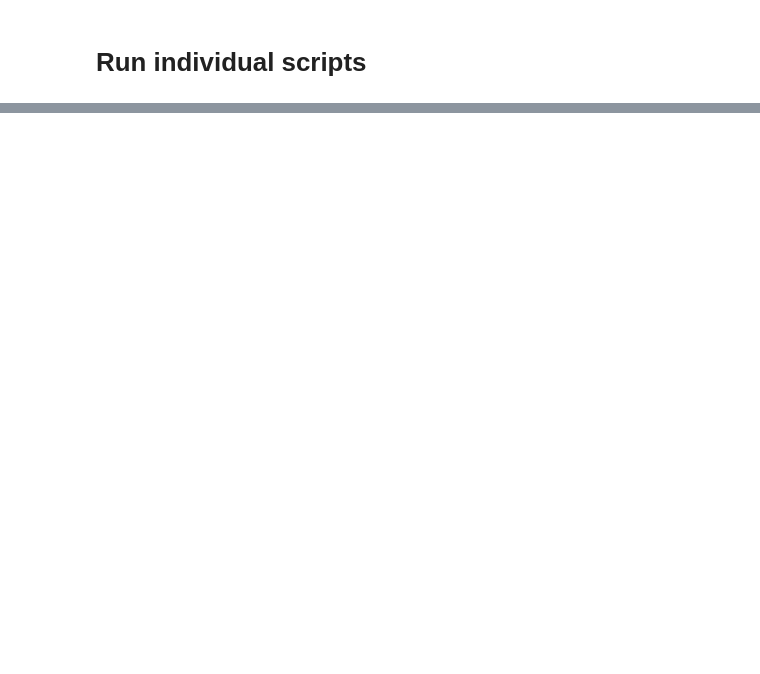
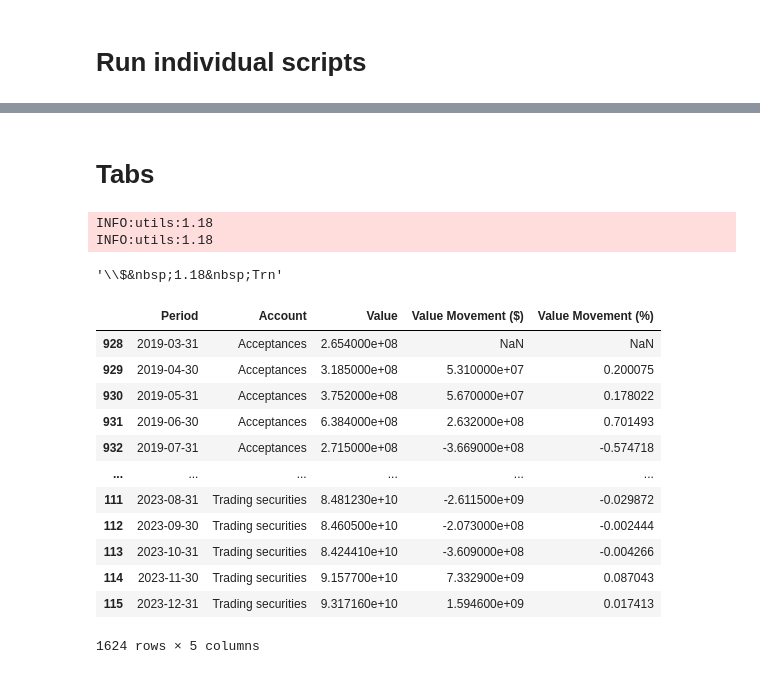
Before and after one commit to tyefraser/rba_monthly_adi_statistics_excel, a Jupyter notebook: streamlit.ipynb, the cells around one changed output, grey strips where cells are left out. Cells and saved outputs as stored; diff of their text form; code cells hidden in the pictures; blank space fills up the shorter version.

```diff
--- a/streamlit.ipynb
+++ b/streamlit.ipynb
@@ -1329,0 +77,11 @@ print(melted_df)
+# %%
+# Grouping Columns
+date_column = 'Period'
+category_column = 'Institution Name'
+exclude_columns = ['ABN']
+df = df.drop(columns=exclude_columns)
+group_by_columns = [date_column] + [category_column]
+
+# Set default selections
+default_category = 'Macquarie Bank Limited'
+default_column = 'Business Loans'
@@ -1329,0 +625,35 @@ print(melted_df)
+# %% [markdown]
+# Tabs
+# %%
+from utils import rounded_dollars_md, escape_dollar_signs
+
+details_dicts['ordered_category_list']
+aggregates_df = dfs_dict['aggregates_df']
+aggregates_df_account = aggregates_df[aggregates_df['Account'] == selected_column]
+
+
+rounded_dollars_md(aggregates_df_account['Value'].iloc[-1])
+aggregates_df_account['Value'].iloc[-2]
+escape_dollar_signs(rounded_dollars_md(aggregates_df_account['Value'].iloc[-1]))
+# %% [output]
+INFO:utils:1.18
+INFO:utils:1.18
+'\\$&nbsp;1.18&nbsp;Trn'
+# %%
+aggregates_df_account
+dfs_dict['aggregates_df']
+# dfs_dict['top_x_df']
+# %% [output]
+|  | Period | Account | Value | Value Movement ($) | Value Movement (%) |
+| 928 | 2019-03-31 | Acceptances | 2.654000e+08 | NaN | NaN |
+| 929 | 2019-04-30 | Acceptances | 3.185000e+08 | 5.310000e+07 | 0.200075 |
+| 930 | 2019-05-31 | Acceptances | 3.752000e+08 | 5.670000e+07 | 0.178022 |
+| 931 | 2019-06-30 | Acceptances | 6.384000e+08 | 2.632000e+08 | 0.701493 |
+| 932 | 2019-07-31 | Acceptances | 2.715000e+08 | -3.669000e+08 | -0.574718 |
+| ... | ... | ... | ... | ... | ... |
+| 111 | 2023-08-31 | Trading securities | 8.481230e+10 | -2.611500e+09 | -0.029872 |
+| 112 | 2023-09-30 | Trading securities | 8.460500e+10 | -2.073000e+08 | -0.002444 |
+| 113 | 2023-10-31 | Trading securities | 8.424410e+10 | -3.609000e+08 | -0.004266 |
+| 114 | 2023-11-30 | Trading securities | 9.157700e+10 | 7.332900e+09 | 0.087043 |
+| 115 | 2023-12-31 | Trading securities | 9.317160e+10 | 1.594600e+09 | 0.017413 |
+1624 rows × 5 columns
```
Also changed, not shown: parts of 107 cells of this notebook, 22 other files.
